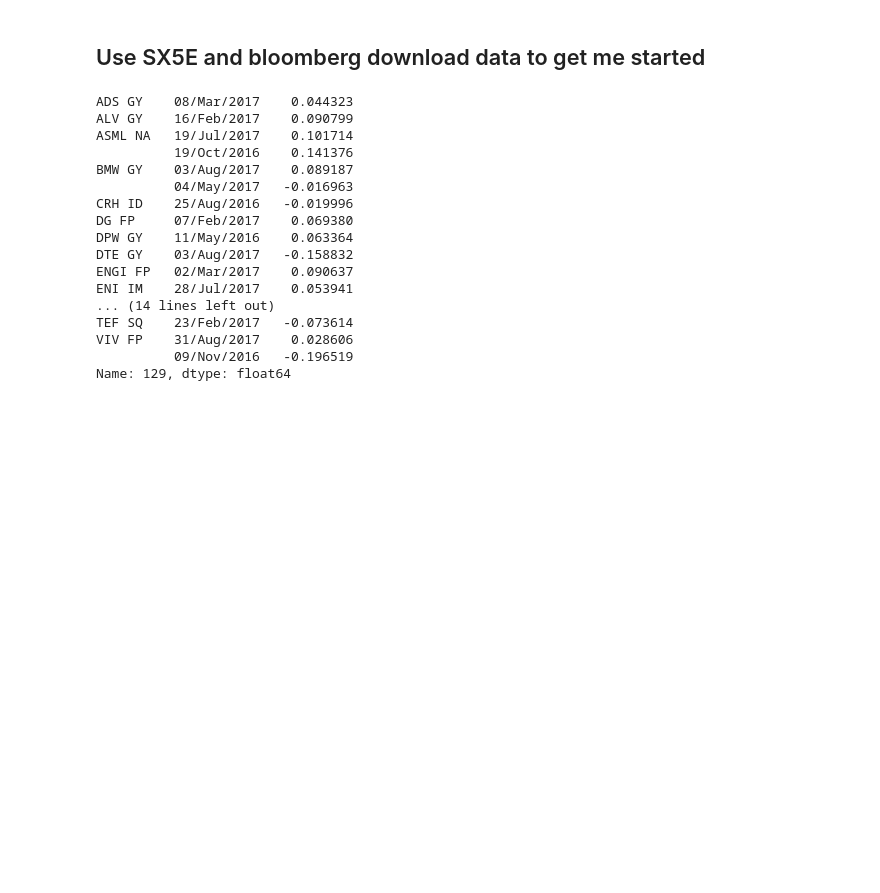
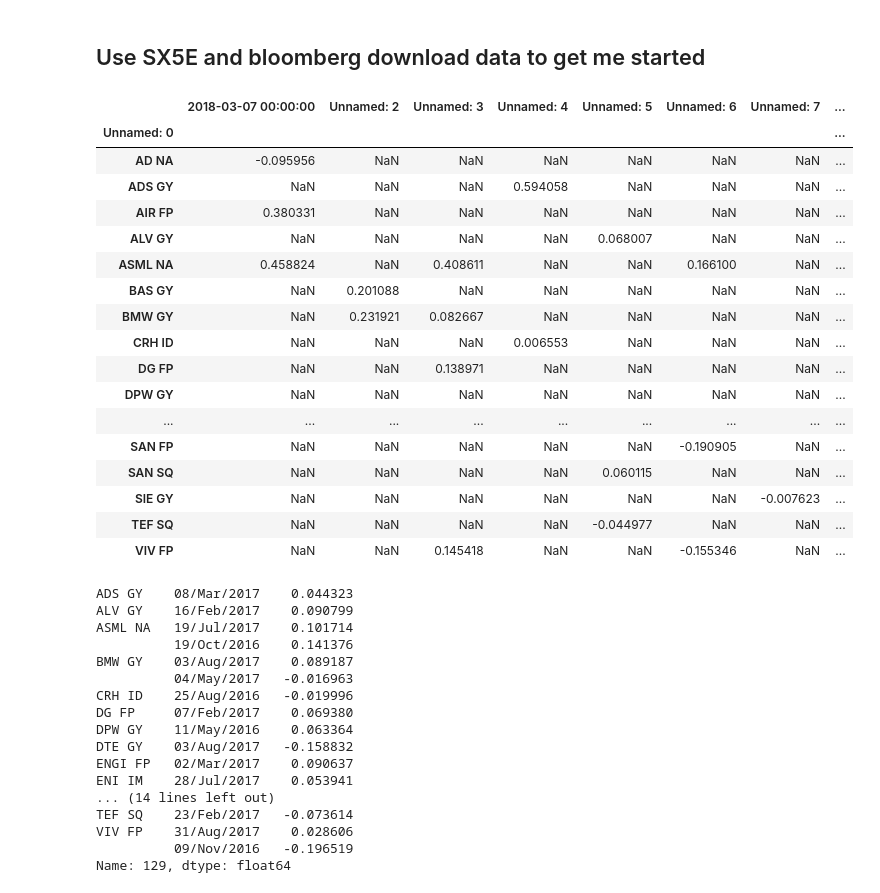
Before and after one commit to zliyclh/post_result, a Jupyter notebook: Starter code.ipynb, the cells around one changed output. Cells and saved outputs as stored; diff of their text form; code cells hidden in the pictures; blank space fills up the shorter version.

```diff
--- a/Starter code.ipynb
+++ b/Starter code.ipynb
@@ -23,9 +23,27 @@ for s in tabs_to_grab:
     data_dict[s]=clean_sheet(pd.read_excel(r'C:\Users\Eric.Li\Documents\Post result code\Catalyst.xlsx',sheet_name=s))
 # %%
 #signal formation (number 1) and use the date as the base dataframe
-signal=data_dict['Date'][(data_dict['3d return']>2) & (data_dict['Revision']>0.02)]
-signal=signal.dropna(axis=1,how='all')
-signal=signal.dropna(axis=0,how='all')
+signal_evaluate=(data_dict['3d return']>2) & (data_dict['Revision']>0.02)
+signal=data_dict['Date'][signal_evaluate].dropna(axis=1,how='all').dropna(axis=0,how='all')
+# %% [output]
+|  | 2018-03-07 00:00:00 | Unnamed: 2 | Unnamed: 3 | Unnamed: 4 | Unnamed: 5 | Unnamed: 6 | Unnamed: 7 | ... |
+| Unnamed: 0 |  |  |  |  |  |  |  | ... |
+| AD NA | -0.095956 | NaN | NaN | NaN | NaN | NaN | NaN | ... |
+| ADS GY | NaN | NaN | NaN | 0.594058 | NaN | NaN | NaN | ... |
+| AIR FP | 0.380331 | NaN | NaN | NaN | NaN | NaN | NaN | ... |
+| ALV GY | NaN | NaN | NaN | NaN | 0.068007 | NaN | NaN | ... |
+| ASML NA | 0.458824 | NaN | 0.408611 | NaN | NaN | 0.166100 | NaN | ... |
+| BAS GY | NaN | 0.201088 | NaN | NaN | NaN | NaN | NaN | ... |
+| BMW GY | NaN | 0.231921 | 0.082667 | NaN | NaN | NaN | NaN | ... |
+| CRH ID | NaN | NaN | NaN | 0.006553 | NaN | NaN | NaN | ... |
+| DG FP | NaN | NaN | 0.138971 | NaN | NaN | NaN | NaN | ... |
+| DPW GY | NaN | NaN | NaN | NaN | NaN | NaN | NaN | ... |
+| ... | ... | ... | ... | ... | ... | ... | ... | ... |
+| SAN FP | NaN | NaN | NaN | NaN | NaN | -0.190905 | NaN | ... |
+| SAN SQ | NaN | NaN | NaN | NaN | 0.060115 | NaN | NaN | ... |
+| SIE GY | NaN | NaN | NaN | NaN | NaN | NaN | -0.007623 | ... |
+| TEF SQ | NaN | NaN | NaN | NaN | -0.044977 | NaN | NaN | ... |
+| VIV FP | NaN | NaN | 0.145418 | NaN | NaN | -0.155346 | NaN | ... |
 # %%
 #Stack signals into a list of tuples (stocks, dates), convert dates into a common format of datetime
 signal_list=[]
```
Also changed, not shown: parts of 1 cell of this notebook, 1 other file.
